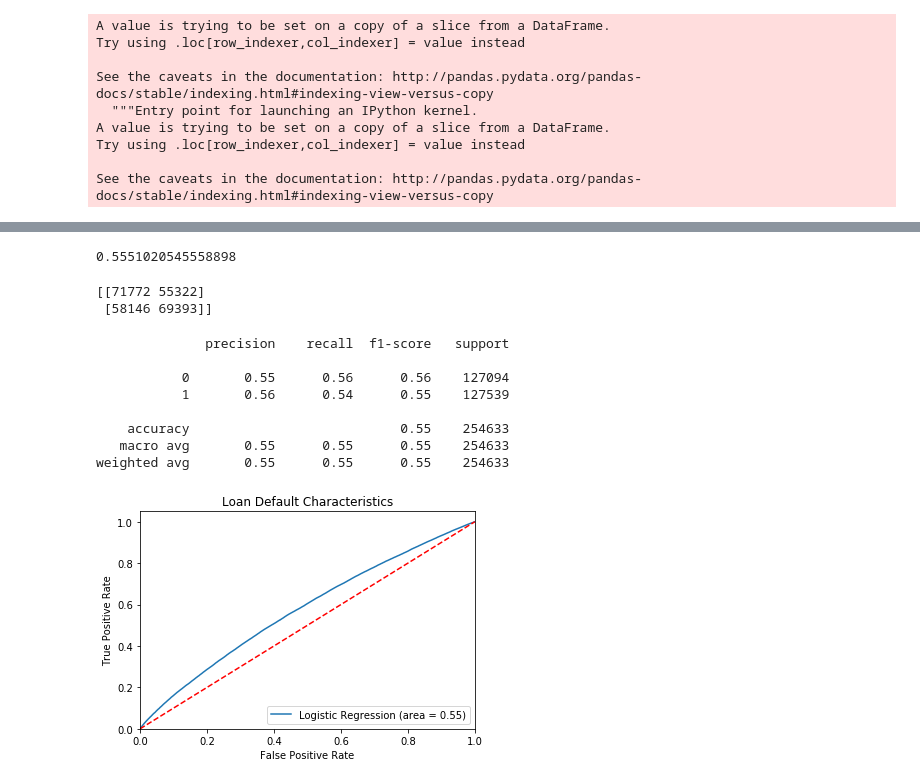
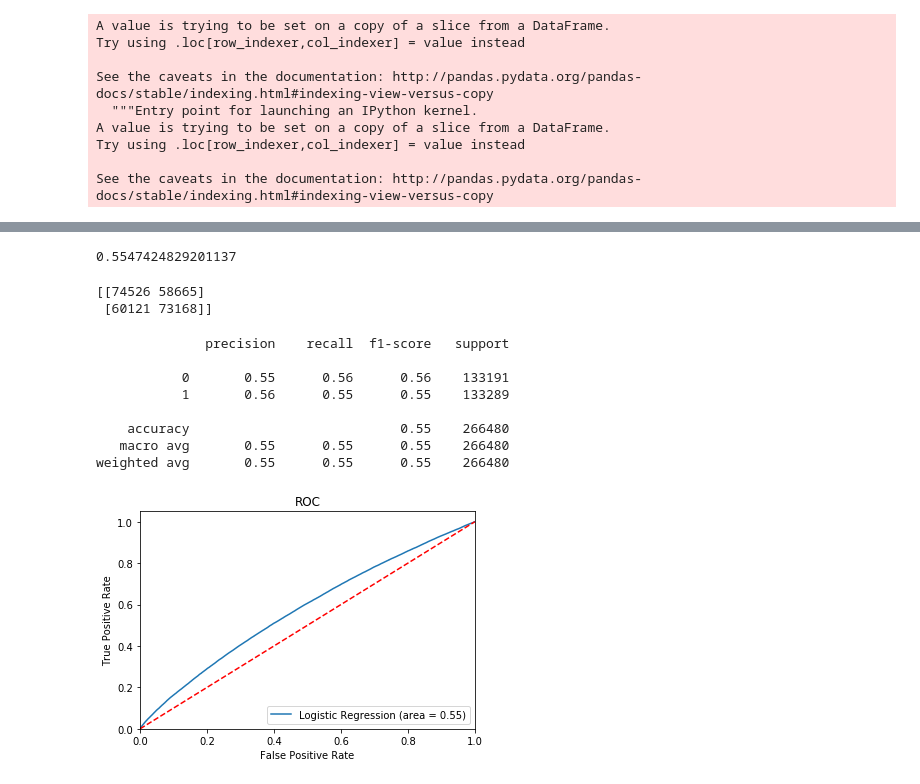
Before and after one commit to squishan/LendingClub, a Jupyter notebook: LendClub_Code.ipynb, the cells around one changed output, grey strips where cells are left out. Saved outputs shown, nothing was run; the diff lists cells and outputs as text; code cells hidden in the pictures.

```diff
--- a/LendClub_Code.ipynb
+++ b/LendClub_Code.ipynb
@@ -133,4 +166,4 @@ def doubleMAD(y,threshold=3.5):
 # %%
 mask = doubleMAD(loan['annual_inc']) & doubleMAD(loan['dti']) & loan['dti']>=0 & doubleMAD(loan['revol_bal'])
 # %%
-loanSubset = loan[mask]
+loanSubset = loan[mask].dropna()
@@ -345,7 +363,7 @@ X_train, X_test, y_train, y_test = train_test_split(X, y, random_state=27,test_s
 lrMod.fit(X_train, y_train)
 lrMod.score(X_train, y_train)
 # %% [output]
-0.5551020545558898
+0.5547424829201137
 # %%
 y_pred = lrMod.predict(X_test)
 # %%
@@ -353,38 +371,38 @@ from sklearn.metrics import confusion_matrix
 confusion_matrix = confusion_matrix(y_test, y_pred)
 print(confusion_matrix)
 # %% [output]
-[[71772 55322]
- [58146 69393]]
+[[74526 58665]
+ [60121 73168]]
 # %%
 from sklearn.metrics import classification_report
 print(classification_report(y_test, y_pred))
 # %% [output]
               precision    recall  f1-score   support
 
-           0       0.55      0.56      0.56    127094
-           1       0.56      0.54      0.55    127539
+           0       0.55      0.56      0.56    133191
+           1       0.56      0.55      0.55    133289
 
-    accuracy                           0.55    254633
-   macro avg       0.55      0.55      0.55    254633
-weighted avg       0.55      0.55      0.55    254633
+    accuracy                           0.55    266480
+   macro avg       0.55      0.55      0.55    266480
+weighted avg       0.55      0.55      0.55    266480
 # %%
 from sklearn.metrics import roc_auc_score
 from sklearn.metrics import roc_curve
 logitRocAuc = roc_auc_score(y_test, lrMod.predict(X_test))
 fpr, tpr, thresholds = roc_curve(y_test, lrMod.predict_proba(X_test)[:,1])
 plt.figure()
 plt.plot(fpr, tpr, label='Logistic Regression (area = %0.2f)' % logitRocAuc)
 plt.plot([0, 1], [0, 1],'r--')
 plt.xlim([0.0, 1.0])
 plt.ylim([0.0, 1.05])
 plt.xlabel('False Positive Rate')
 plt.ylabel('True Positive Rate')
-plt.title('Loan Default Characteristics')
+plt.title('ROC')
 plt.legend(loc="lower right")
 plt.savefig('ROC')
 plt.show()
 # %% [output]
-[figure, old version]
+[figure, new version]
 # %%
 print('Coefficient: \n', model.coef_)
 print('Intercept: \n', model.intercept_)
```
Also changed, not shown: parts of 62 cells of this notebook.
